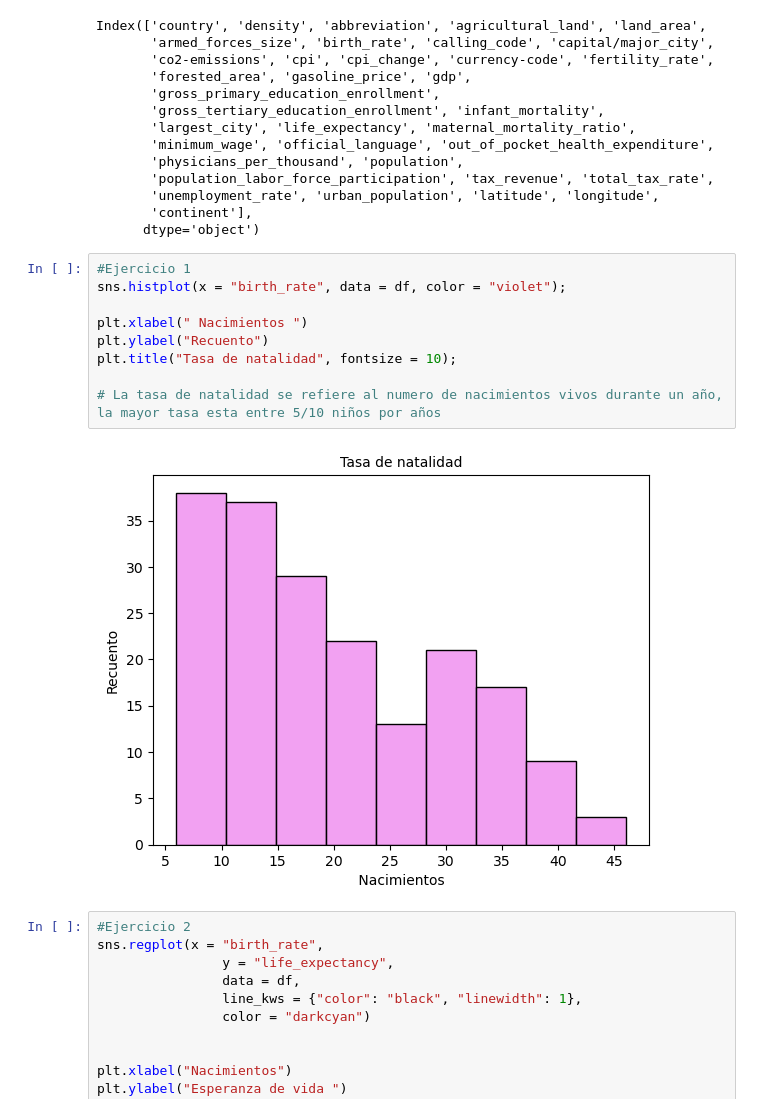
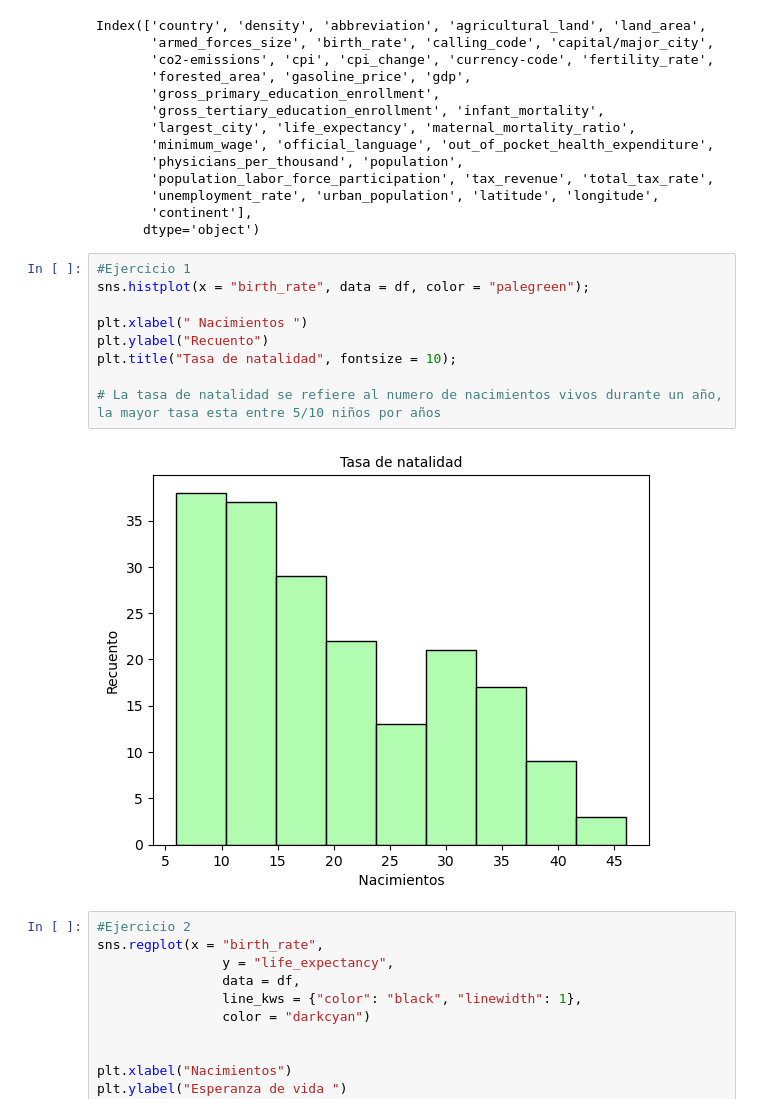
Before and after one commit to rebeca-enma/promoG-modulo3-sprint1-pairprogramming-Rebeca-Raquel, a Jupyter notebook: pair_visualizacion.ipynb, the cells around one changed output. Saved outputs shown, nothing was run; the diff lists cells and outputs as text.

```diff
--- a/pair_visualizacion.ipynb
+++ b/pair_visualizacion.ipynb
@@ -90,15 +90,15 @@ Index(['country', 'density', 'abbreviation', 'agricultural_land', 'land_area',
       dtype='object')
 # %%
 #Ejercicio 1
-sns.histplot(x = "birth_rate", data = df, color = "violet");
+sns.histplot(x = "birth_rate", data = df, color = "palegreen");
 
 plt.xlabel(" Nacimientos ")
 plt.ylabel("Recuento")
 plt.title("Tasa de natalidad", fontsize = 10);
 
 # La tasa de natalidad se refiere al numero de nacimientos vivos durante un año, la mayor tasa esta entre 5/10 niños por años
 # %% [output]
-[figure, old version]
+[figure, new version]
 # %%
 #Ejercicio 2
 sns.regplot(x = "birth_rate",
```
Also changed, not shown: parts of 21 cells of this notebook.
